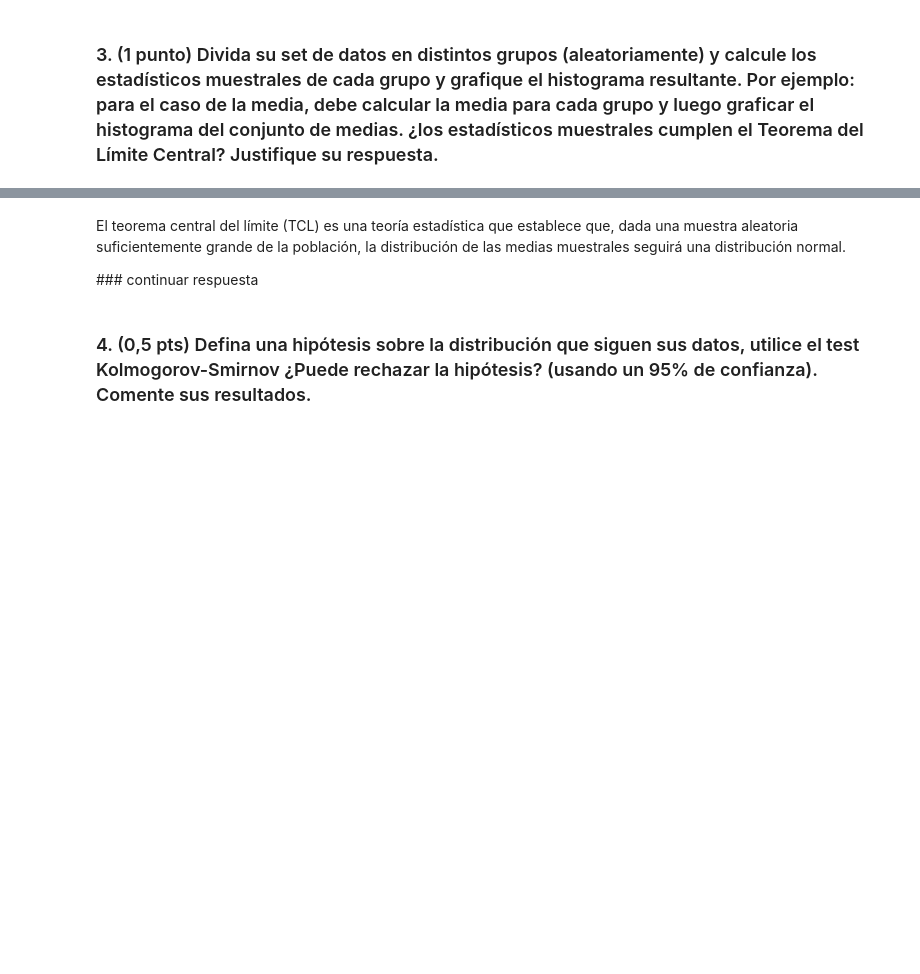
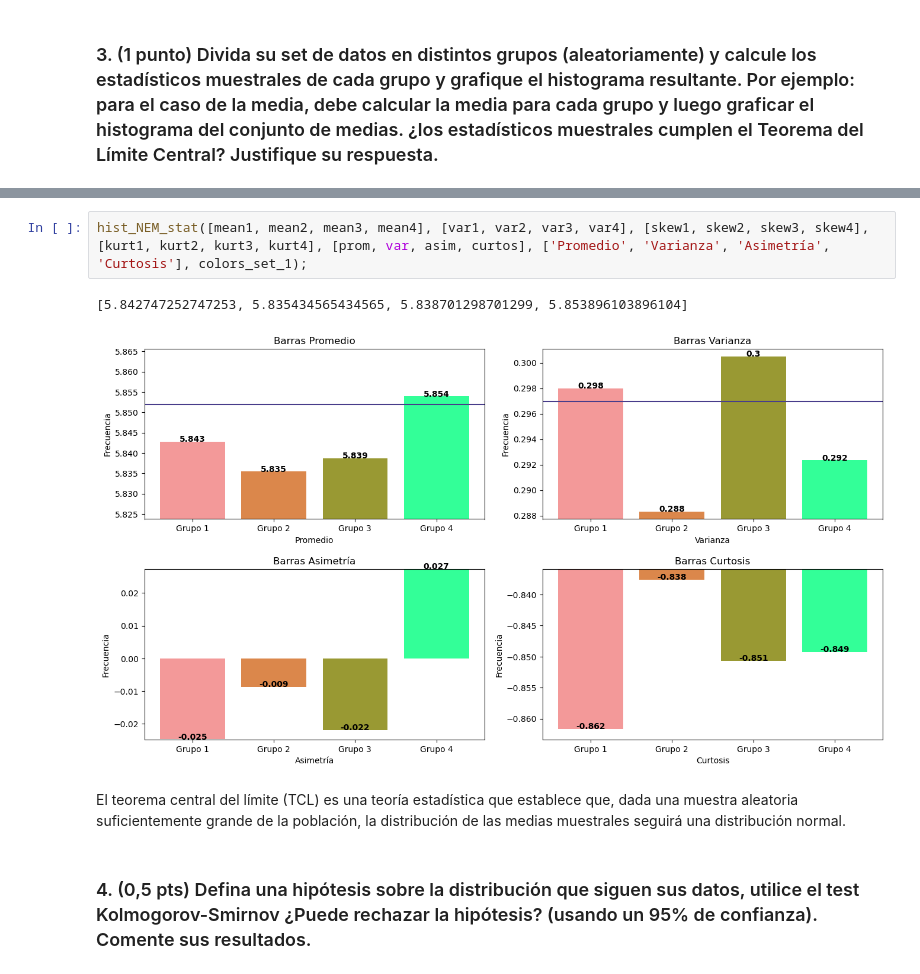
Before and after one commit to imnotUrban/Repo-Simulacion, a Jupyter notebook: Proyecto_Unidad_1/ProyectoUnidad1.ipynb, the cells around one changed output, grey strips where cells are left out. Drawn from its saved outputs; the diff is of its cells as text; blank space fills up the shorter version.

```diff
--- a/Proyecto_Unidad_1/ProyectoUnidad1.ipynb
+++ b/Proyecto_Unidad_1/ProyectoUnidad1.ipynb
@@ -528,6 +555,10 @@ hist_NEM_stat([mean1, mean2, mean3, mean4], [var1, var2, var3, var4], [skew1, sk
+# %%
+hist_NEM_stat([mean1, mean2, mean3, mean4], [var1, var2, var3, var4], [skew1, skew2, skew3, skew4], [kurt1, kurt2, kurt3, kurt4], [prom, var, asim, curtos], ['Promedio', 'Varianza', 'Asimetría', 'Curtosis'], colors_set_1);
+# %% [output]
+[5.842747252747253, 5.835434565434565, 5.838701298701299, 5.853896103896104]
+[figure, added]
 # %% [markdown]
 <p>El teorema central del límite (TCL) es una teoría estadística que establece que, dada una muestra aleatoria suficientemente grande de la población, la distribución de las medias muestrales seguirá una distribución normal.</p>
-### continuar respuesta
 # %% [markdown]
 ### 4. (0,5 pts) Defina una hipótesis sobre la distribución que siguen sus datos, utilice el test Kolmogorov-Smirnov ¿Puede rechazar la hipótesis? (usando un 95% de confianza). Comente sus resultados.
 # %% [markdown]
```
Also changed, not shown: parts of 14 cells of this notebook.
